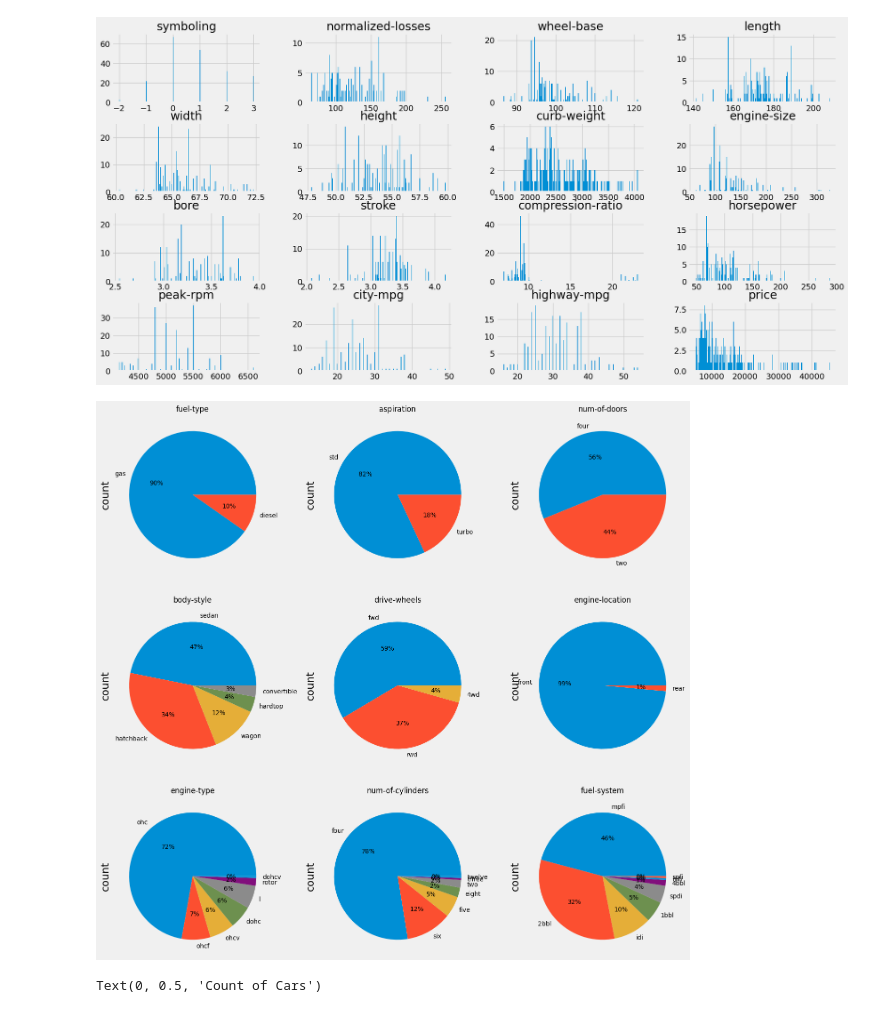
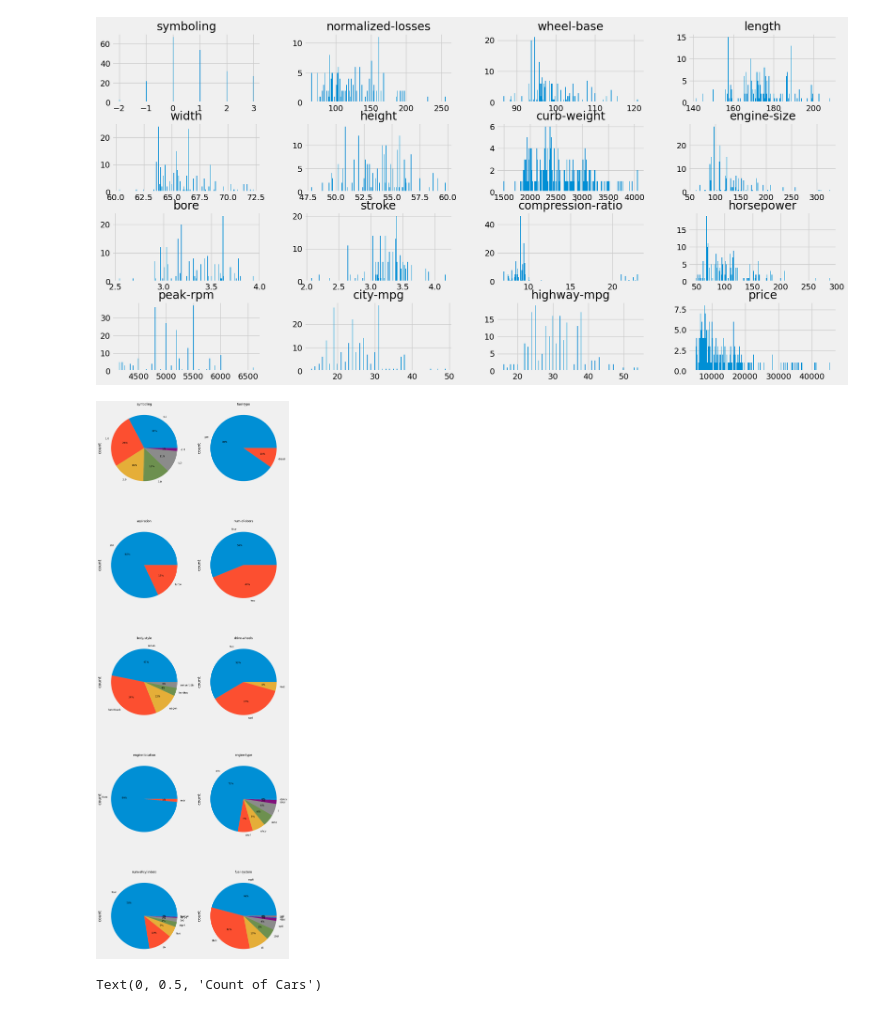
Before and after one commit to alejandro945/insurance-risk, a Jupyter notebook: src/main.ipynb, the cells around one changed output. Cells and saved outputs as stored; diff of their text form; code cells hidden in the pictures.

```diff
--- a/src/main.ipynb
+++ b/src/main.ipynb
@@ -192,11 +192,11 @@ def removeSymbols(dataframe):
 df = removeSymbols(df)
 # %%
 # Categorical columns
-categorical_columns = ['make', 'fuel-type', 'aspiration', 'num-of-doors', 'body-style', 'drive-wheels', 'engine-location',
+categorical_columns = ['symboling', 'make', 'fuel-type', 'aspiration', 'num-of-doors', 'body-style', 'drive-wheels', 'engine-location',
                         'engine-type', 'num-of-cylinders', 'fuel-system']
 
 # Numerical columns
-numerical_columns = ['symboling', 'normalized-losses', 'wheel-base', 'length', 'width', 'height', 'curb-weight', 'engine-size',
+numerical_columns = ['normalized-losses', 'wheel-base', 'length', 'width', 'height', 'curb-weight', 'engine-size',
                         'bore', 'stroke', 'compression-ratio', 'horsepower', 'peak-rpm', 'city-mpg', 'highway-mpg', 'price']
 
 # All numerical columns pass to float or int
@@ -249,17 +249,17 @@ array([[<Axes: title={'center': 'symboling'}>,
 # %%
 def pie_plot(df, cols_list, rows, cols):
     fig, axes = plt.subplots(rows, cols)
     for ax, col in zip(axes.ravel(), cols_list):
-        df[col].value_counts().plot(ax=ax, kind='pie', figsize=(15, 15), fontsize=10, autopct='%1.0f%%')
+        df[col].value_counts().plot(ax=ax, kind='pie', figsize=(12, 40), fontsize=10, autopct='%1.0f%%')
         ax.set_title(str(col), fontsize = 12)
     plt.show()
 
 # Columns list
-cols_list = ['fuel-type', 'aspiration', 'num-of-doors', 'body-style', 'drive-wheels', 'engine-location', 'engine-type', 'num-of-cylinders', 'fuel-system']
+cols_list = ['symboling', 'fuel-type', 'aspiration', 'num-of-doors', 'body-style', 'drive-wheels', 'engine-location', 'engine-type', 'num-of-cylinders', 'fuel-system']
 # Pie plot
-pie_plot(df, cols_list, 3, 3)
+pie_plot(df, cols_list, 5, 2)
 # %% [output]
-[figure, old version]
+[figure, new version]
 # %%
 # Visualizing the different makes available
 
```
Also changed, not shown: parts of 3 cells of this notebook.
